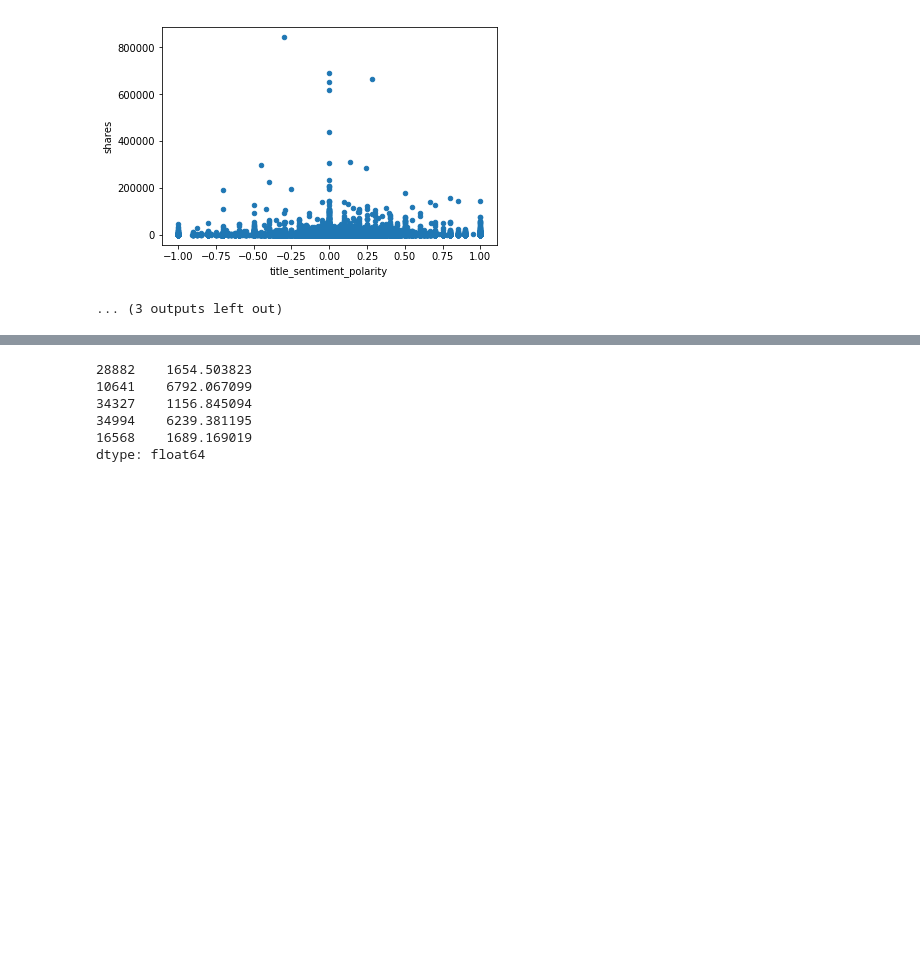
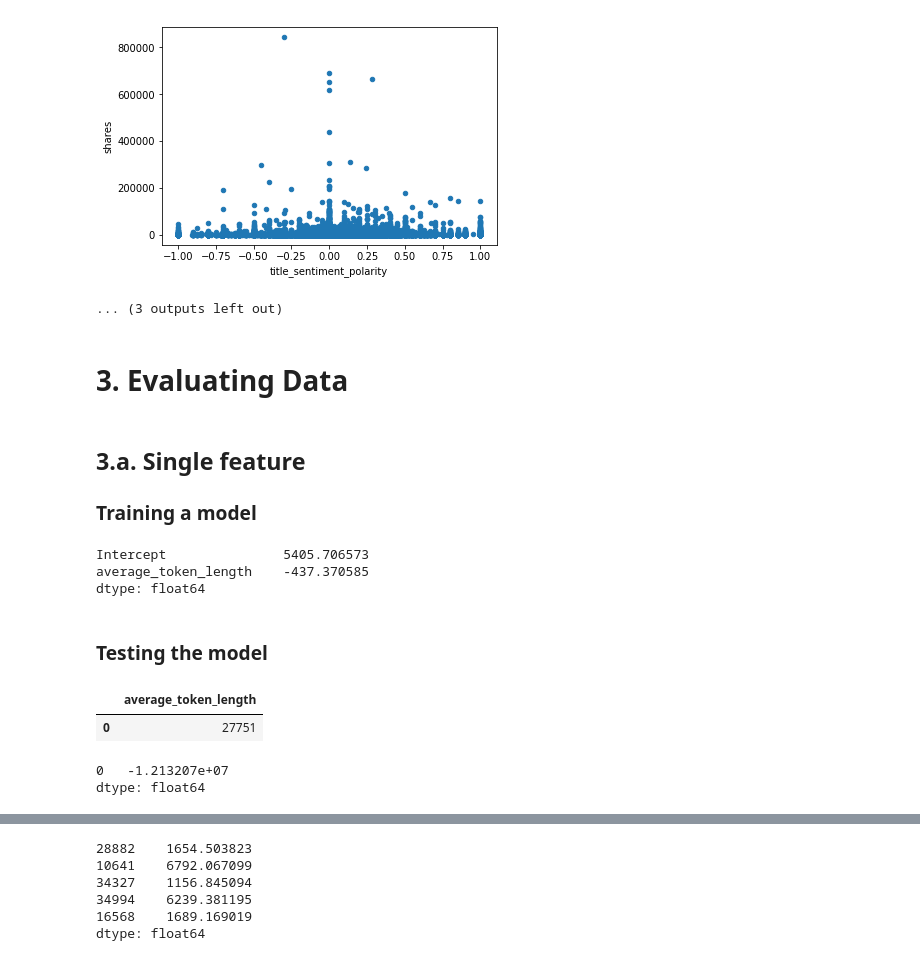
Before and after one commit to SheenaDub/DataHunters, a Jupyter notebook: Data_Hunters_LinearRegression.ipynb, the cells around one changed output, grey strips where cells are left out. Cells and saved outputs as stored; diff of their text form; code cells hidden in the pictures; blank space fills up the shorter version.

```diff
--- a/Data_Hunters_LinearRegression.ipynb
+++ b/Data_Hunters_LinearRegression.ipynb
@@ -420,3 +429,47 @@ df.plot(kind='scatter', x='title_subjectivity', y='shares')
 [figure]
 [figure]
 ... (3 outputs left out)
+# %% [markdown]
+# 3. Evaluating Data
+# %% [markdown]
+## 3.a. Single feature
+
+
+
+### Training a model
+# %%
+#Import statsmodels package for training a linear regression model.
+import statsmodels.formula.api as sm
+
+# The formula specifies the target feature and the descriptive features used for training the
+# linear regression model.
+# We first train a simple linear regression with only one descriptive feature (Size).
+# For training the model we call the method fit() on the given data stored in our df dataframe.
+lm = sm.ols(formula="shares ~ average_token_length", data=df).fit()
+# Print the model weights/parameters
+print(lm.params)
+# %% [output]
+Intercept               5405.706573
+average_token_length    -437.370585
+dtype: float64
+# %% [markdown]
+### Testing the model
+# %%
+# The model learned is: RentalPrice = 6.46690 + 0.62064 * Size
+# This means that for a unit increase in Size, we have a 0.62064 increase in RentalPrice.
+# We can use the learned model to predict the RentalPrice for a new office Size.
+
+# The Statsmodels predict() method expects a dataframe object.
+# Create a new dataframe with a new test example.
+X_new = pd.DataFrame({'average_token_length': [27751]})
+X_new.head()
+# %% [output]
+|  | average_token_length |
+| 0 | 27751 |
+# %%
+# Predict the RentalPrice for a new office with Size 730, using the trained model.
+# The predicted value is 459.53.
+lm.predict(X_new)
+# %% [output]
+0   -1.213207e+07
+dtype: float64
```
Also changed, not shown: parts of 75 cells of this notebook.
